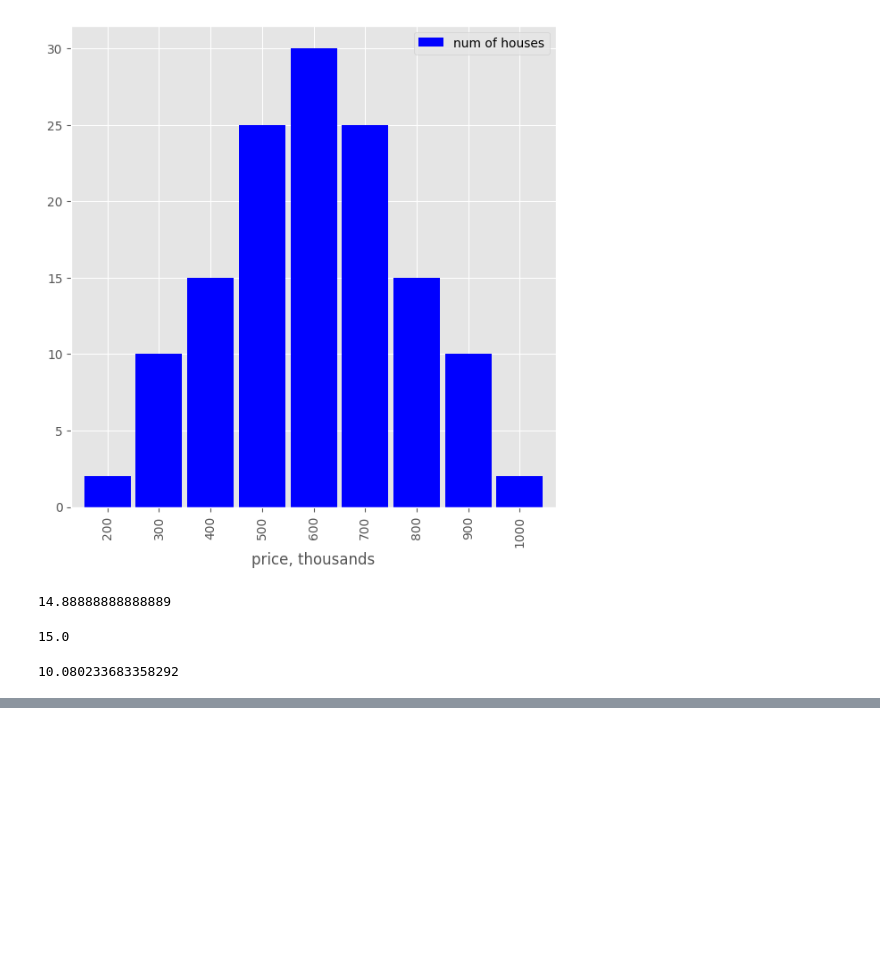
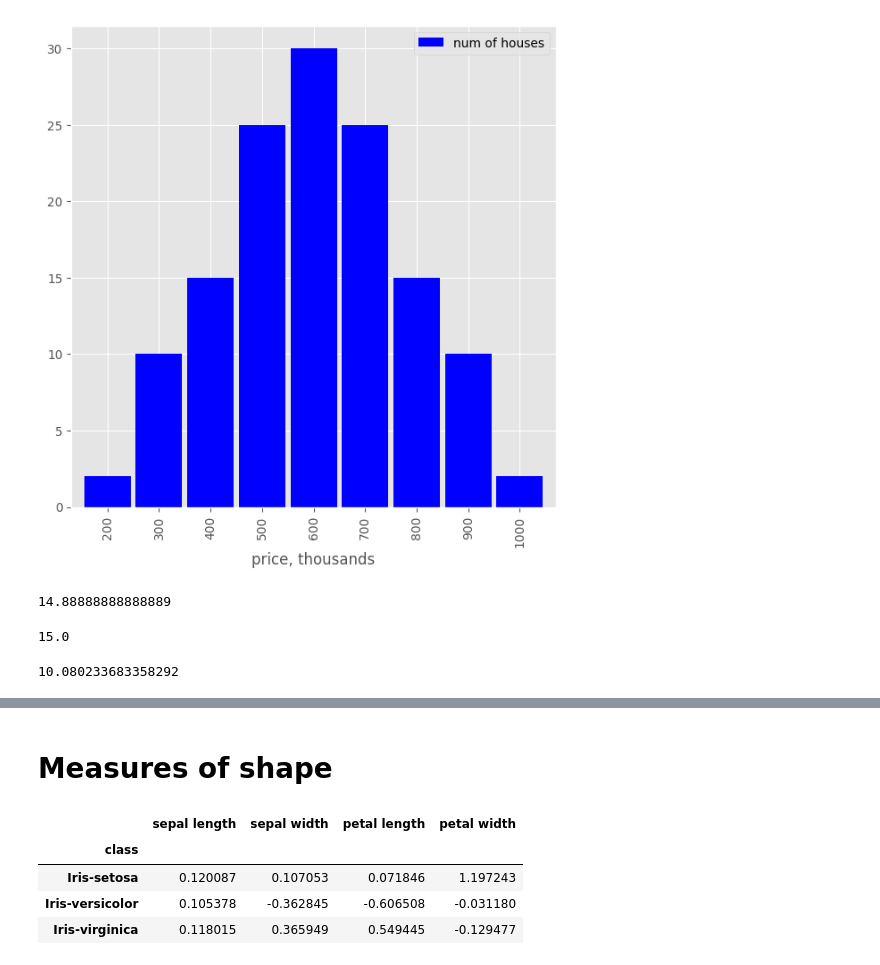
Before and after one commit to IgaMeddie/Descr_stat_-_viz, a Jupyter notebook: learnt 06-01.ipynb, the cells around one changed output, grey strips where cells are left out. Drawn from its saved outputs; the diff is of its cells as text; code cells hidden in the pictures; blank space fills up the shorter version.

Commit message:
Measures of spread and location

```diff
--- a/learnt 06-01.ipynb
+++ b/learnt 06-01.ipynb
@@ -120,0 +168,12 @@ houses['num of houses'].std()
+# %% [markdown]
+# Measures of shape
+# %%
+iris_grouped.skew()
+
+# As you can see from the table above, data for the Iris-setosa class of iris flower is right skewed (positive skew) for all four parameters we are analyzing here, the data for Iris-versicolor is mostly left skewed (negative skew), and the data for Iris-virginica is mostly right skewed with petal width data being left skewed. We will discuss the significance of this measure in the next course of the program.
+# %% [output]
+|  | sepal length | sepal width | petal length | petal width |
+| class |  |  |  |  |
+| Iris-setosa | 0.120087 | 0.107053 | 0.071846 | 1.197243 |
+| Iris-versicolor | 0.105378 | -0.362845 | -0.606508 | -0.031180 |
+| Iris-virginica | 0.118015 | 0.365949 | 0.549445 | -0.129477 |
```
Also changed, not shown: parts of 12 cells of this notebook.
